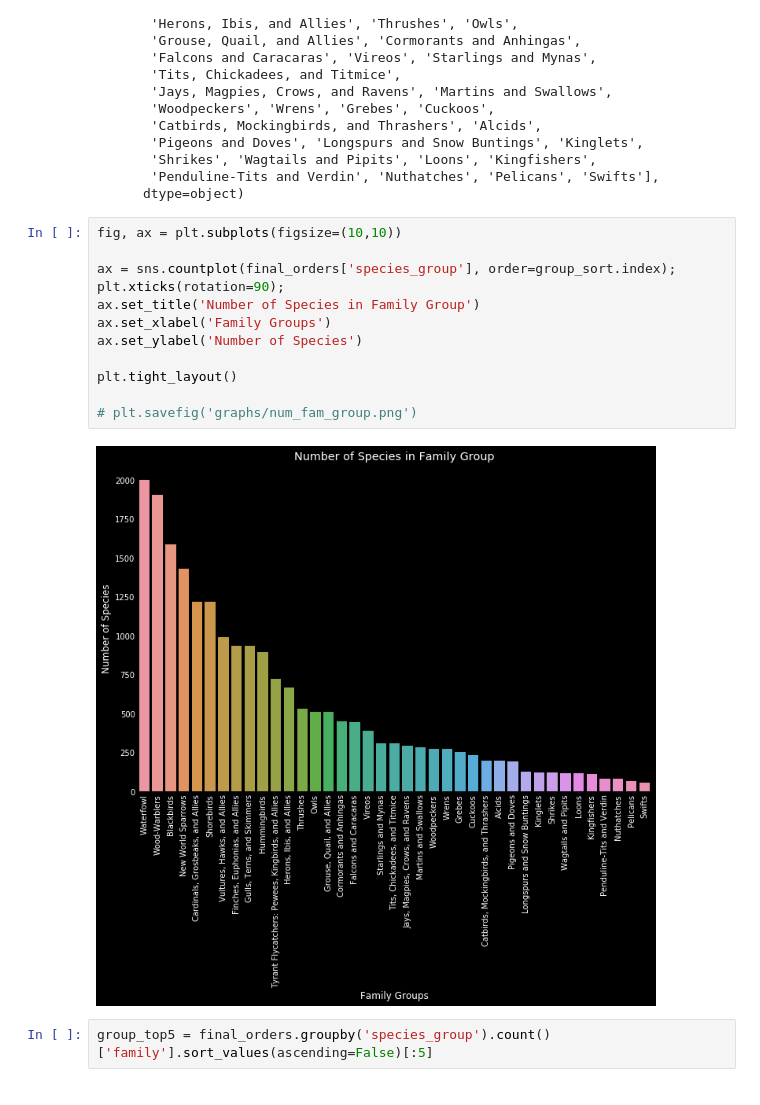
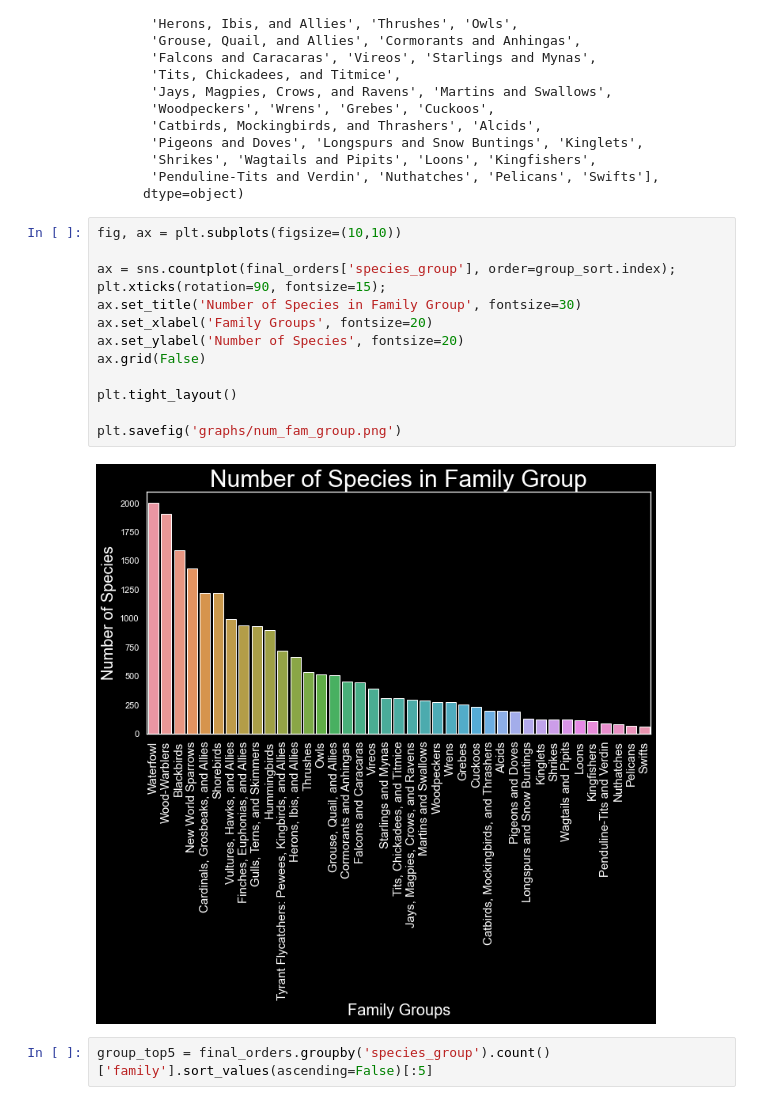
Before and after one commit to cwong690/Birdex, a Jupyter notebook: species_model.ipynb, the cells around one changed output. Cells and saved outputs as stored; diff of their text form.

```diff
--- a/species_model.ipynb
+++ b/species_model.ipynb
@@ -142,17 +142,18 @@ array(['Waterfowl', 'Wood-Warblers', 'Blackbirds', 'New World Sparrows',
 # %%
 fig, ax = plt.subplots(figsize=(10,10))
 
 ax = sns.countplot(final_orders['species_group'], order=group_sort.index);
-plt.xticks(rotation=90);
-ax.set_title('Number of Species in Family Group')
-ax.set_xlabel('Family Groups')
-ax.set_ylabel('Number of Species')
+plt.xticks(rotation=90, fontsize=15);
+ax.set_title('Number of Species in Family Group', fontsize=30)
+ax.set_xlabel('Family Groups', fontsize=20)
+ax.set_ylabel('Number of Species', fontsize=20)
+ax.grid(False)
 
 plt.tight_layout()
 
-# plt.savefig('graphs/num_fam_group.png')
+plt.savefig('graphs/num_fam_group.png')
 # %% [output]
-[figure, old version]
+[figure, new version]
 # %%
 group_top5 = final_orders.groupby('species_group').count()['family'].sort_values(ascending=False)[:5]
 # %%
```
Also changed, not shown: parts of 13 cells of this notebook, 12 other files.
